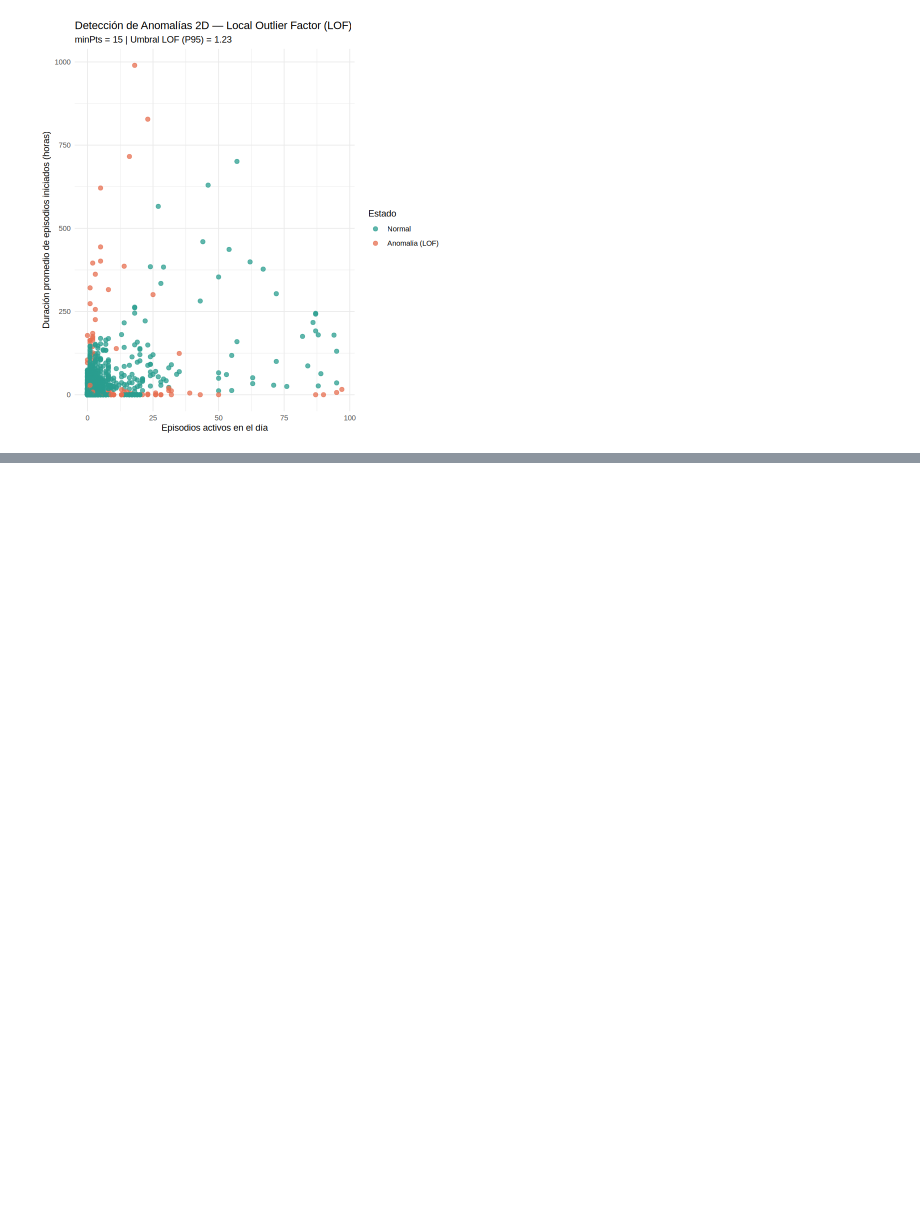
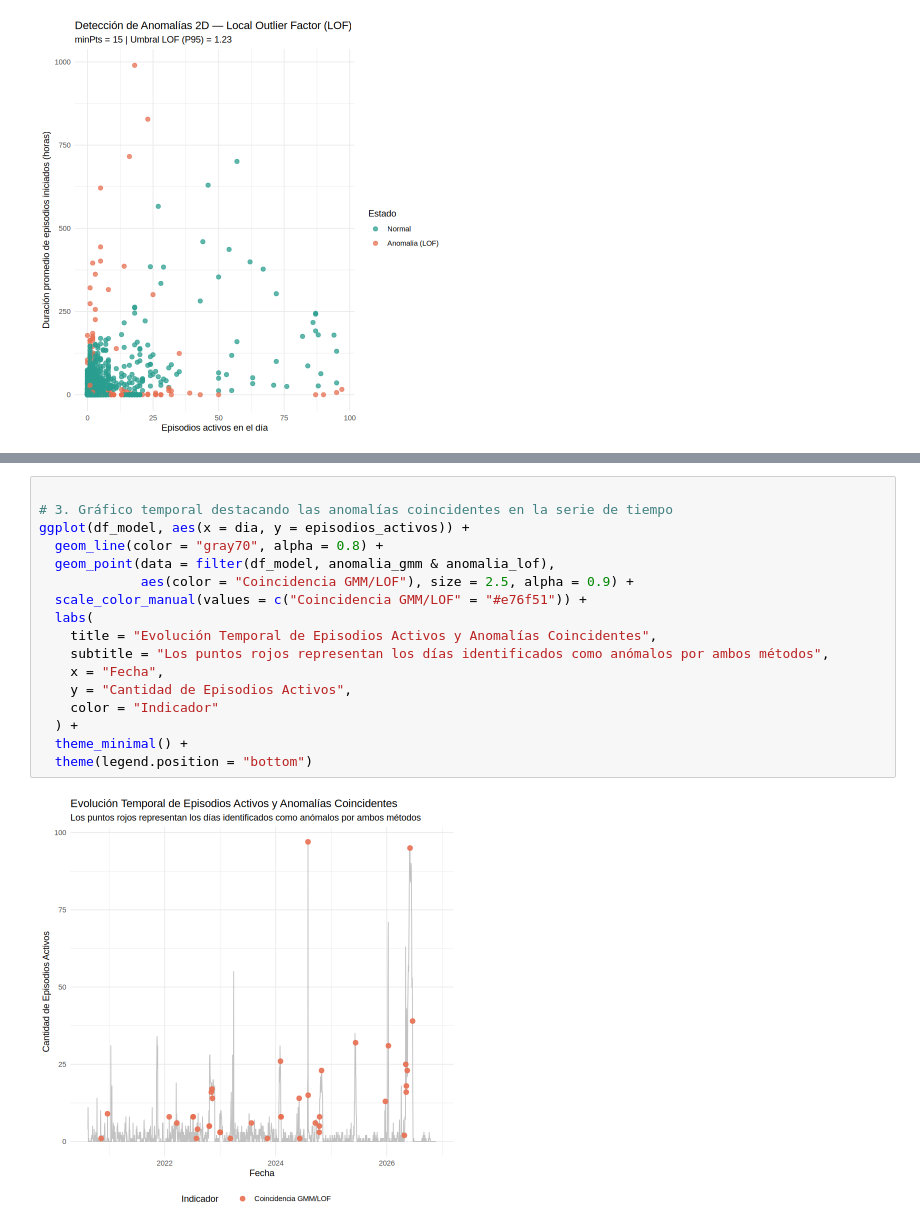
Before and after one commit to AleAsesino/mineriaDatosAnomaliasABCcarreteras, a Jupyter notebook: preprocesamientoABCV1.ipynb, the cells around one changed output, grey strips where cells are left out. Drawn from its saved outputs; the diff is of its cells as text; blank space fills up the shorter version.

Commit message:
Analisis de Anomalias segun GMM y LOF

```diff
--- a/preprocesamientoABCV1.ipynb
+++ b/preprocesamientoABCV1.ipynb
@@ -309,0 +358,19 @@ A tibble: 15 × 6
+# %%
+
+# 3. Gráfico temporal destacando las anomalías coincidentes en la serie de tiempo
+ggplot(df_model, aes(x = dia, y = episodios_activos)) +
+  geom_line(color = "gray70", alpha = 0.8) +
+  geom_point(data = filter(df_model, anomalia_gmm & anomalia_lof),
+             aes(color = "Coincidencia GMM/LOF"), size = 2.5, alpha = 0.9) +
+  scale_color_manual(values = c("Coincidencia GMM/LOF" = "#e76f51")) +
+  labs(
+    title = "Evolución Temporal de Episodios Activos y Anomalías Coincidentes",
+    subtitle = "Los puntos rojos representan los días identificados como anómalos por ambos métodos",
+    x = "Fecha",
+    y = "Cantidad de Episodios Activos",
+    color = "Indicador"
+  ) +
+  theme_minimal() +
+  theme(legend.position = "bottom")
+# %% [output]
+[figure, added]
```
Also changed, not shown: parts of 11 cells of this notebook.
